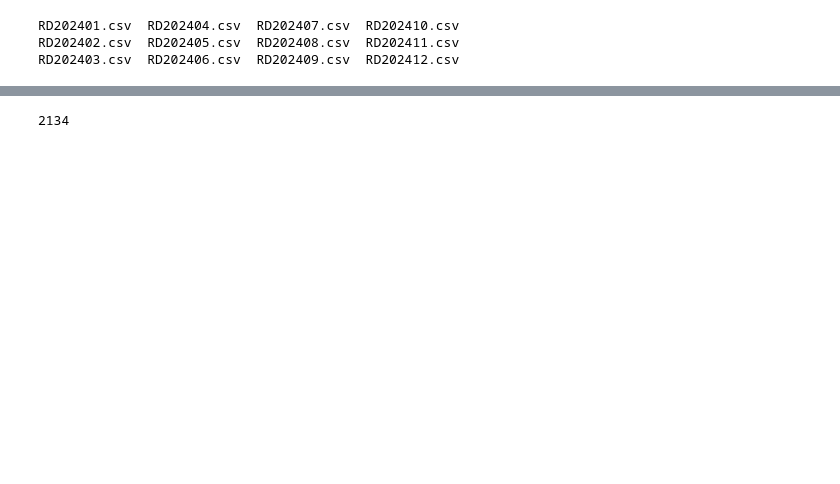
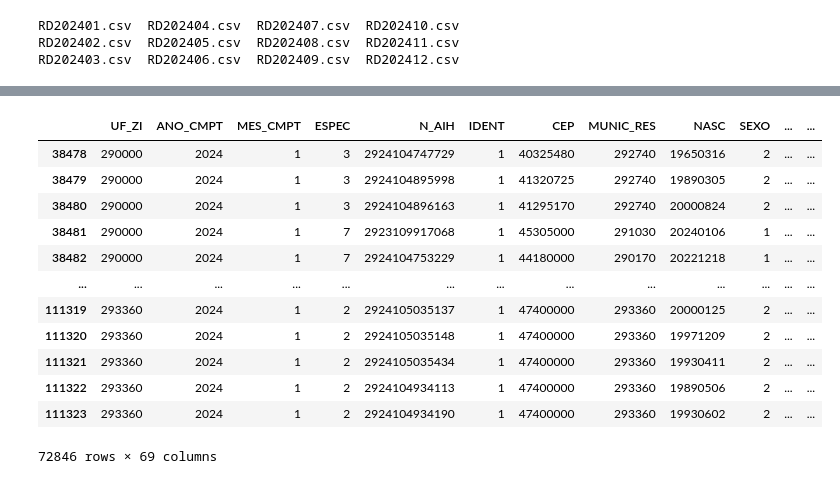
Before and after one commit to Maikoandre/DataSUS-Analysis, a Jupyter notebook: sia_analysis.ipynb, the cells around one changed output, grey strips where cells are left out. Saved outputs shown, nothing was run; the diff lists cells and outputs as text; code cells hidden in the pictures; blank space fills up the shorter version.

```diff
--- a/sia_analysis.ipynb
+++ b/sia_analysis.ipynb
@@ -146,0 +139,4 @@ df[df['UF_ZI'] == 290000]
+# %%
+# Transformar variável categórica
+df['DIAG_PRINC'] = df['DIAG_PRINC'].astype('category')
+df['CID_NOTIF'] = df['CID_NOTIF'].astype('category')
@@ -146,0 +159,3 @@ df[df['UF_ZI'] == 290000]
+# %%
+#Substitui entradas, conforme planilha de legenda, que representam valores duplicados - coluna SEXO
+df.loc[df['SEXO'] == 3, 'SEXO'] = 2
@@ -147,4 +169,16 @@ df[df['UF_ZI'] == 290000]
 # %%
-df['UF_ZI'].nunique()
+df
 # %% [output]
+|  | UF_ZI | ANO_CMPT | MES_CMPT | ESPEC | N_AIH | IDENT | CEP | MUNIC_RES | NASC | SEXO | ... | ... |
+| 38478 | 290000 | 2024 | 1 | 3 | 2924104747729 | 1 | 40325480 | 292740 | 19650316 | 2 | ... | ... |
+| 38479 | 290000 | 2024 | 1 | 3 | 2924104895998 | 1 | 41320725 | 292740 | 19890305 | 2 | ... | ... |
+| 38480 | 290000 | 2024 | 1 | 3 | 2924104896163 | 1 | 41295170 | 292740 | 20000824 | 2 | ... | ... |
+| 38481 | 290000 | 2024 | 1 | 7 | 2923109917068 | 1 | 45305000 | 291030 | 20240106 | 1 | ... | ... |
+| 38482 | 290000 | 2024 | 1 | 7 | 2924104753229 | 1 | 44180000 | 290170 | 20221218 | 1 | ... | ... |
+| ... | ... | ... | ... | ... | ... | ... | ... | ... | ... | ... | ... | ... |
+| 111319 | 293360 | 2024 | 1 | 2 | 2924105035137 | 1 | 47400000 | 293360 | 20000125 | 2 | ... | ... |
+| 111320 | 293360 | 2024 | 1 | 2 | 2924105035148 | 1 | 47400000 | 293360 | 19971209 | 2 | ... | ... |
+| 111321 | 293360 | 2024 | 1 | 2 | 2924105035434 | 1 | 47400000 | 293360 | 19930411 | 2 | ... | ... |
+| 111322 | 293360 | 2024 | 1 | 2 | 2924104934113 | 1 | 47400000 | 293360 | 19890506 | 2 | ... | ... |
+| 111323 | 293360 | 2024 | 1 | 2 | 2924104934190 | 1 | 47400000 | 293360 | 19930602 | 2 | ... | ... |
-2134
+72846 rows × 69 columns
```
Also changed, not shown: parts of 20 cells of this notebook.
